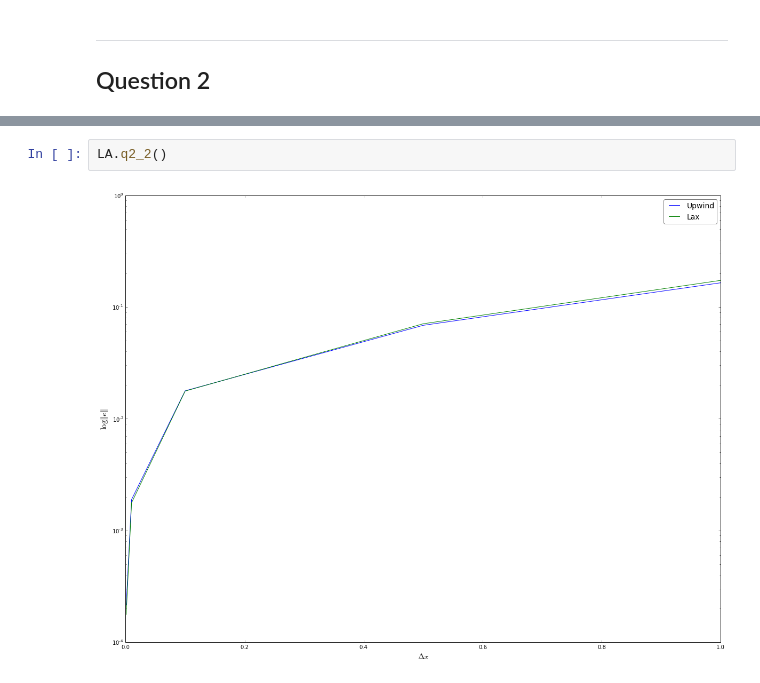
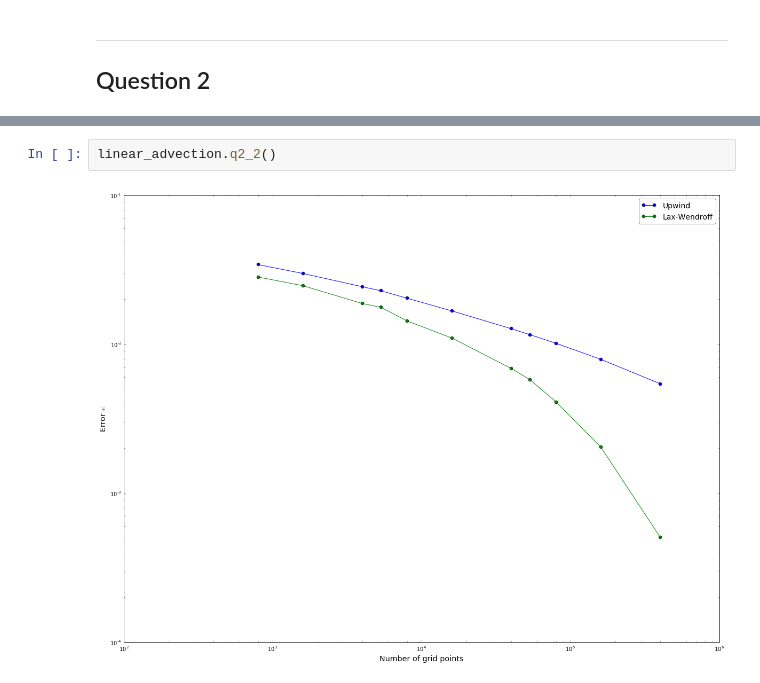
Before and after one commit to selimb/schoolstuff, a Jupyter notebook: mech539/ass1/LinearAdvection.ipynb, the cells around one changed output, grey strips where cells are left out. Saved outputs shown, nothing was run; the diff lists cells and outputs as text.

```diff
--- a/mech539/ass1/LinearAdvection.ipynb
+++ b/mech539/ass1/LinearAdvection.ipynb
@@ -49,4 +60,4 @@ LA.q2_1()
 # %%
-LA.q2_2()
+linear_advection.q2_2()
 # %% [output]
-[figure, old version]
+[figure, new version]
```
Also changed, not shown: parts of 13 cells of this notebook, 1 other file.
